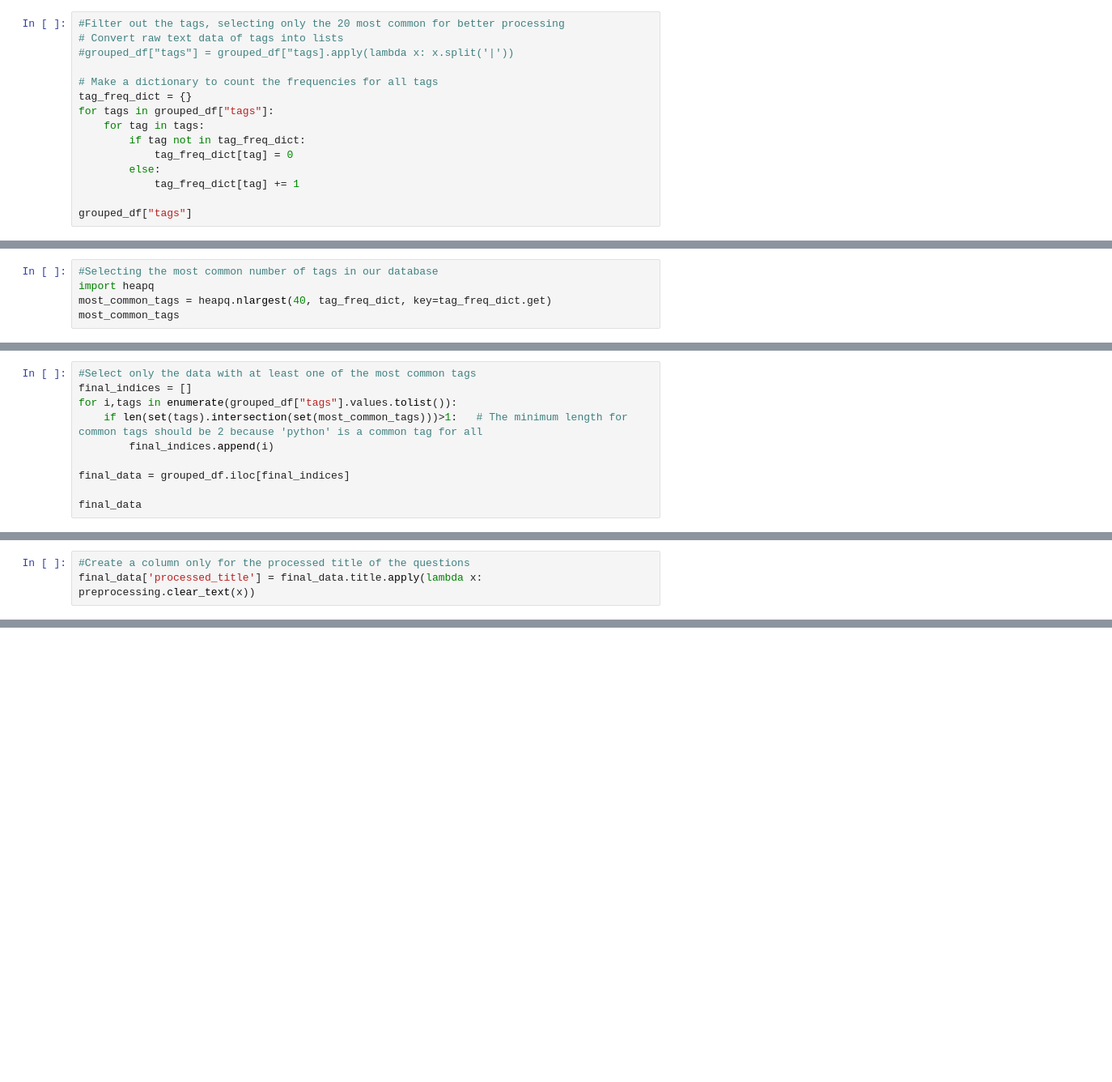
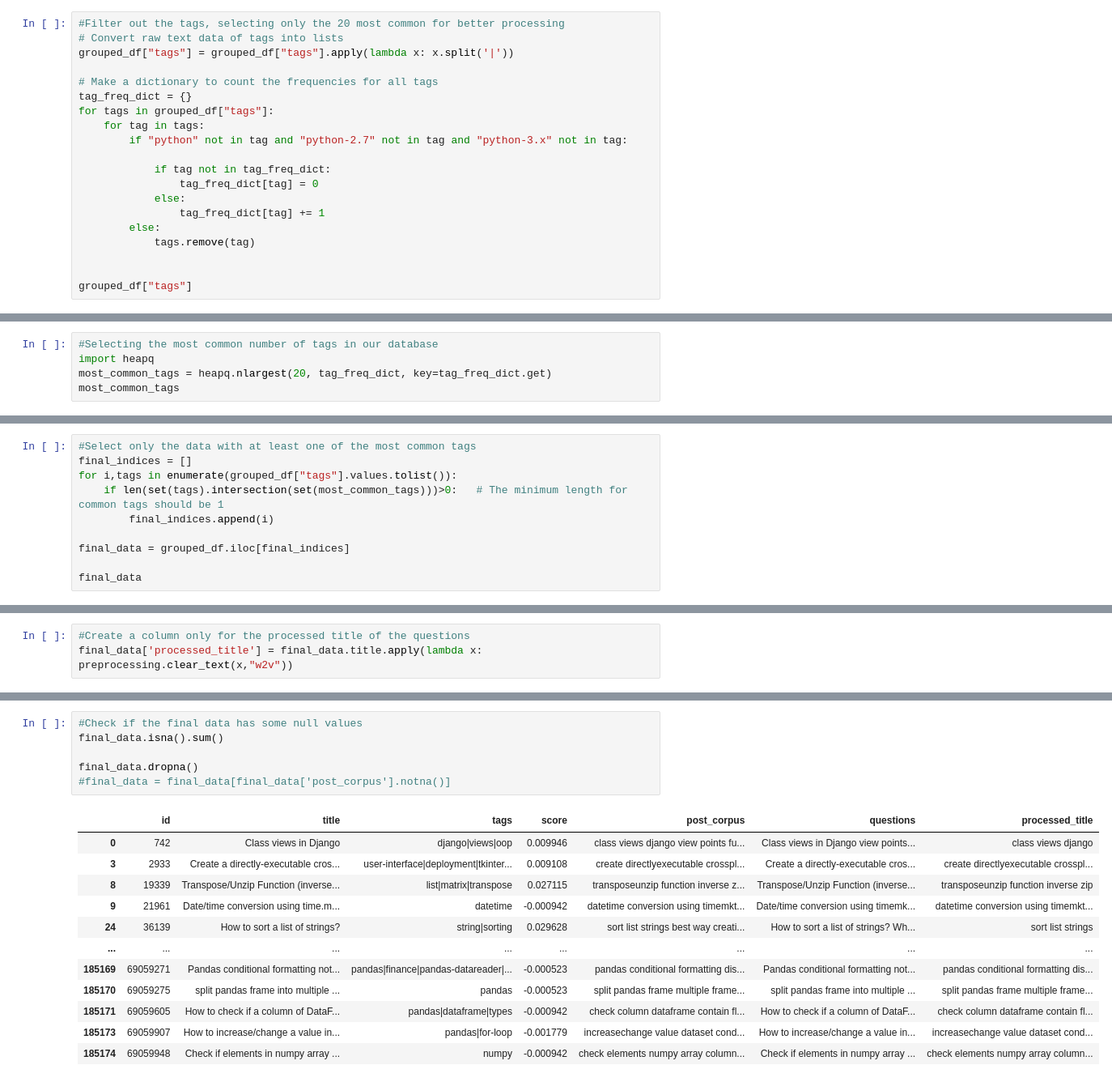
Before and after one commit to aibba19/ChatBot-Q-A-StackOverflow, a Jupyter notebook: getData.ipynb, the cells around one changed output, grey strips where cells are left out. Shown at 81% size. Drawn from its saved outputs; the diff is of its cells as text; blank space fills up the shorter version.

```diff
--- a/getData.ipynb
+++ b/getData.ipynb
@@ -74,15 +131,20 @@ grouped_df
 # %%
 #Filter out the tags, selecting only the 20 most common for better processing
 # Convert raw text data of tags into lists
-#grouped_df["tags"] = grouped_df["tags].apply(lambda x: x.split('|'))
+grouped_df["tags"] = grouped_df["tags"].apply(lambda x: x.split('|'))
 
 # Make a dictionary to count the frequencies for all tags
 tag_freq_dict = {}
 for tags in grouped_df["tags"]:
     for tag in tags:
-        if tag not in tag_freq_dict:
-            tag_freq_dict[tag] = 0
+        if "python" not in tag and "python-2.7" not in tag and "python-3.x" not in tag:
+
+            if tag not in tag_freq_dict:
+                tag_freq_dict[tag] = 0
+            else:
+                tag_freq_dict[tag] += 1
         else:
-            tag_freq_dict[tag] += 1
+            tags.remove(tag)
+
 
 grouped_df["tags"]
@@ -89,5 +164,5 @@ grouped_df["tags"]
 # %%
 #Selecting the most common number of tags in our database
 import heapq
-most_common_tags = heapq.nlargest(40, tag_freq_dict, key=tag_freq_dict.get)
+most_common_tags = heapq.nlargest(20, tag_freq_dict, key=tag_freq_dict.get)
 most_common_tags
@@ -95,7 +191,7 @@ most_common_tags
 #Select only the data with at least one of the most common tags
 final_indices = []
 for i,tags in enumerate(grouped_df["tags"].values.tolist()):
-    if len(set(tags).intersection(set(most_common_tags)))>1:   # The minimum length for common tags should be 2 because 'python' is a common tag for all
+    if len(set(tags).intersection(set(most_common_tags)))>0:   # The minimum length for common tags should be 1
         final_indices.append(i)
 
 final_data = grouped_df.iloc[final_indices]
@@ -104,3 +214,3 @@ final_data
 # %%
 #Create a column only for the processed title of the questions
-final_data['processed_title'] = final_data.title.apply(lambda x: preprocessing.clear_text(x))
+final_data['processed_title'] = final_data.title.apply(lambda x: preprocessing.clear_text(x,"w2v"))
@@ -120,0 +256,19 @@ See the caveats in the documentation: https://pandas.pydata.org/pandas-docs/stab
+# %%
+#Check if the final data has some null values
+final_data.isna().sum()
+
+final_data.dropna()
+#final_data = final_data[final_data['post_corpus'].notna()]
+# %% [output]
+|  | id | title | tags | score | post_corpus | questions | processed_title |
+| 0 | 742 | Class views in Django | django|views|oop | 0.009946 | class views django view points fu... | Class views in Django view points... | class views django |
+| 3 | 2933 | Create a directly-executable cros... | user-interface|deployment|tkinter... | 0.009108 | create directlyexecutable crosspl... | Create a directly-executable cros... | create directlyexecutable crosspl... |
+| 8 | 19339 | Transpose/Unzip Function (inverse... | list|matrix|transpose | 0.027115 | transposeunzip function inverse z... | Transpose/Unzip Function (inverse... | transposeunzip function inverse zip |
+| 9 | 21961 | Date/time conversion using time.m... | datetime | -0.000942 | datetime conversion using timemkt... | Date/time conversion using timemk... | datetime conversion using timemkt... |
+| 24 | 36139 | How to sort a list of strings? | string|sorting | 0.029628 | sort list strings best way creati... | How to sort a list of strings? Wh... | sort list strings |
+| ... | ... | ... | ... | ... | ... | ... | ... |
+| 185169 | 69059271 | Pandas conditional formatting not... | pandas|finance|pandas-datareader|... | -0.000523 | pandas conditional formatting dis... | Pandas conditional formatting not... | pandas conditional formatting dis... |
+| 185170 | 69059275 | split pandas frame into multiple ... | pandas | -0.000523 | split pandas frame multiple frame... | split pandas frame into multiple ... | split pandas frame multiple frame... |
+| 185171 | 69059605 | How to check if a column of DataF... | pandas|dataframe|types | -0.000942 | check column dataframe contain fl... | How to check if a column of DataF... | check column dataframe contain fl... |
+| 185173 | 69059907 | How to increase/change a value in... | pandas|for-loop | -0.001779 | increasechange value dataset cond... | How to increase/change a value in... | increasechange value dataset cond... |
+| 185174 | 69059948 | Check if elements in numpy array ... | numpy | -0.000942 | check elements numpy array column... | Check if elements in numpy array ... | check elements numpy array column... |
```
Also changed, not shown: parts of 16 cells of this notebook, 8 other files.
